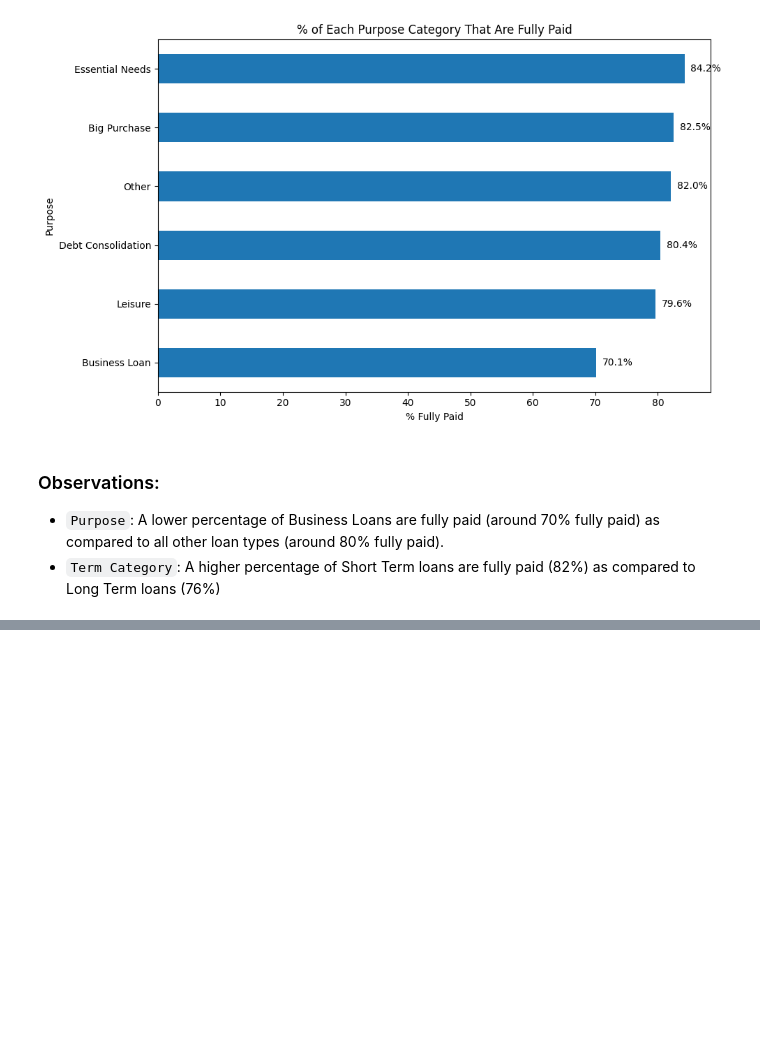
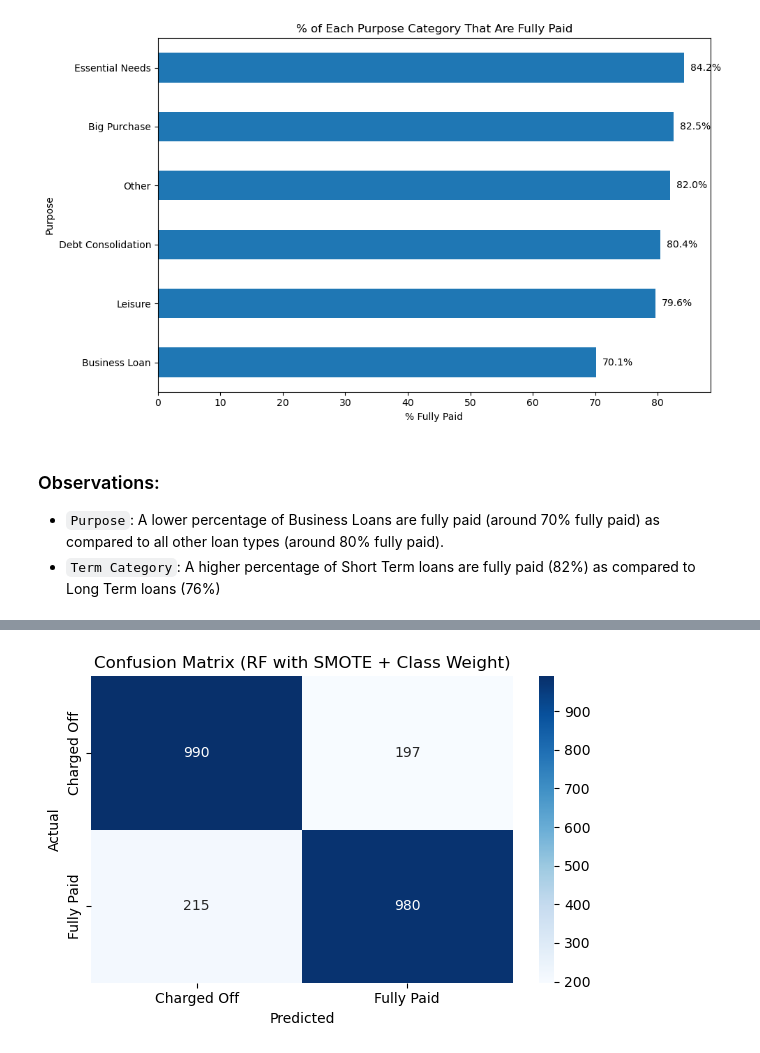
Before and after one commit to chuayhhh/SC1015-Mini-Project, a Jupyter notebook: SC1015-Main.ipynb, the cells around one changed output, grey strips where cells are left out. Cells and saved outputs as stored; diff of their text form; code cells hidden in the pictures; blank space fills up the shorter version.

```diff
--- a/SC1015-Main.ipynb
+++ b/SC1015-Main.ipynb
@@ -787,0 +887,86 @@ plot_loan_status_analysis(data, 'Purpose')
+# %%
+# Re-importing necessary packages after reset
+from imblearn.over_sampling import SMOTE
+from sklearn.ensemble import RandomForestClassifier
+from sklearn.pipeline import Pipeline
+from sklearn.compose import ColumnTransformer
+from sklearn.preprocessing import StandardScaler, OneHotEncoder, LabelEncoder
+from sklearn.model_selection import train_test_split
+from sklearn.metrics import classification_report, confusion_matrix, accuracy_score
+import matplotlib.pyplot as plt
+import seaborn as sns
+import numpy as np
+
+# Define columns
+numerical_columns = [
+    'Current Loan Amount', 'Credit Score', 'Annual Income',
+    'Monthly Debt', 'Years of Credit History', 'Number of Open Accounts',
+    'Number of Credit Problems', 'Current Credit Balance',
+    'Maximum Open Credit', 'Bankruptcies', 'Tax Liens'
+]
+
+categorical_columns = [
+    'Term', 'Years in current job', 'Home Ownership', 'Purpose'
+]
+
+# Drop rows with missing values for selected features and target
+credit_data_clean = credit_data[numerical_columns + categorical_columns + ['Loan Status']].dropna()
+
+# Prepare X and y
+X = credit_data_clean[numerical_columns + categorical_columns]
+y = credit_data_clean["Loan Status"]
+
+# Encode target
+label_encoder = LabelEncoder()
+y_encoded = label_encoder.fit_transform(y)
+
+# Preprocessing pipeline
+preprocessor = ColumnTransformer(transformers=[
+    ('num', StandardScaler(), numerical_columns),
+    ('cat', OneHotEncoder(handle_unknown='ignore', sparse_output=False), categorical_columns)
+])
+
+# Fit and transform X before SMOTE
+X_preprocessed = preprocessor.fit_transform(X)
+
+# Apply SMOTE
+smote = SMOTE(random_state=42)
+X_resampled, y_resampled = smote.fit_resample(X_preprocessed, y_encoded)
+
+# Train/test split
+X_train, X_test, y_train, y_test = train_test_split(X_resampled, y_resampled, test_size=0.2, random_state=42)
+
+# Train Random Forest with class_weight='balanced'
+rf_model = RandomForestClassifier(
+    n_estimators=200,
+    max_depth=15,
+    min_samples_split=10,
+    class_weight='balanced',
+    random_state=42,
+    n_jobs=-1
+)
+rf_model.fit(X_train, y_train)
+
+# Predict
+y_pred = rf_model.predict(X_test)
+
+# Evaluation
+report = classification_report(y_test, y_pred, target_names=label_encoder.classes_)
+accuracy = accuracy_score(y_test, y_pred)
+conf_matrix = confusion_matrix(y_test, y_pred)
+
+# Plot confusion matrix
+plt.figure(figsize=(6, 4))
+sns.heatmap(conf_matrix, annot=True, fmt='d', cmap='Blues',
+            xticklabels=label_encoder.classes_, yticklabels=label_encoder.classes_)
+plt.xlabel("Predicted")
+plt.ylabel("Actual")
+plt.title("Confusion Matrix (RF with SMOTE + Class Weight)")
+plt.tight_layout()
+plt.show()
+
+print("Classification Report:\n")
+print(report)
+print("\nAccuracy:", accuracy)
+# %% [output]
+[figure, added]
```
Also changed, not shown: parts of 15 cells of this notebook, 1 other file.
